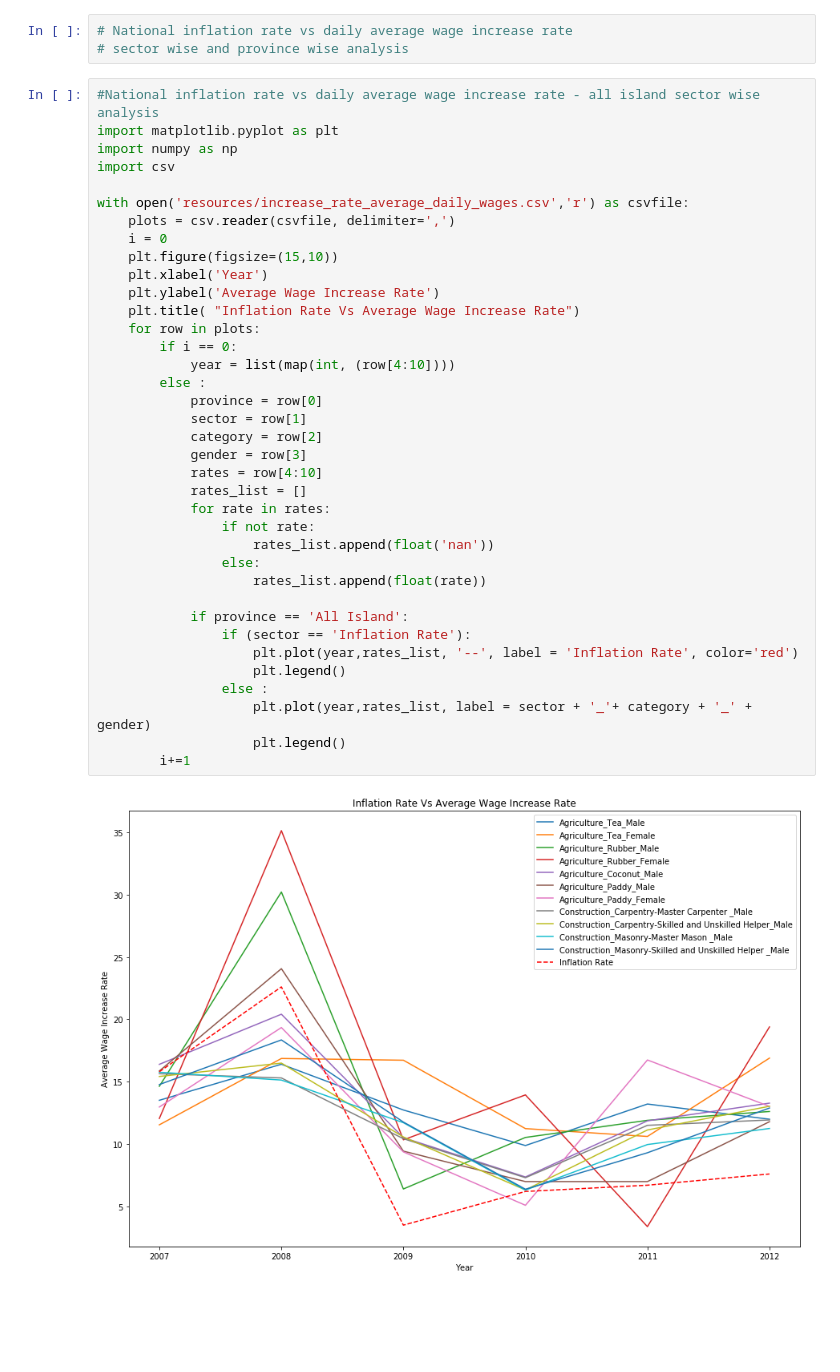
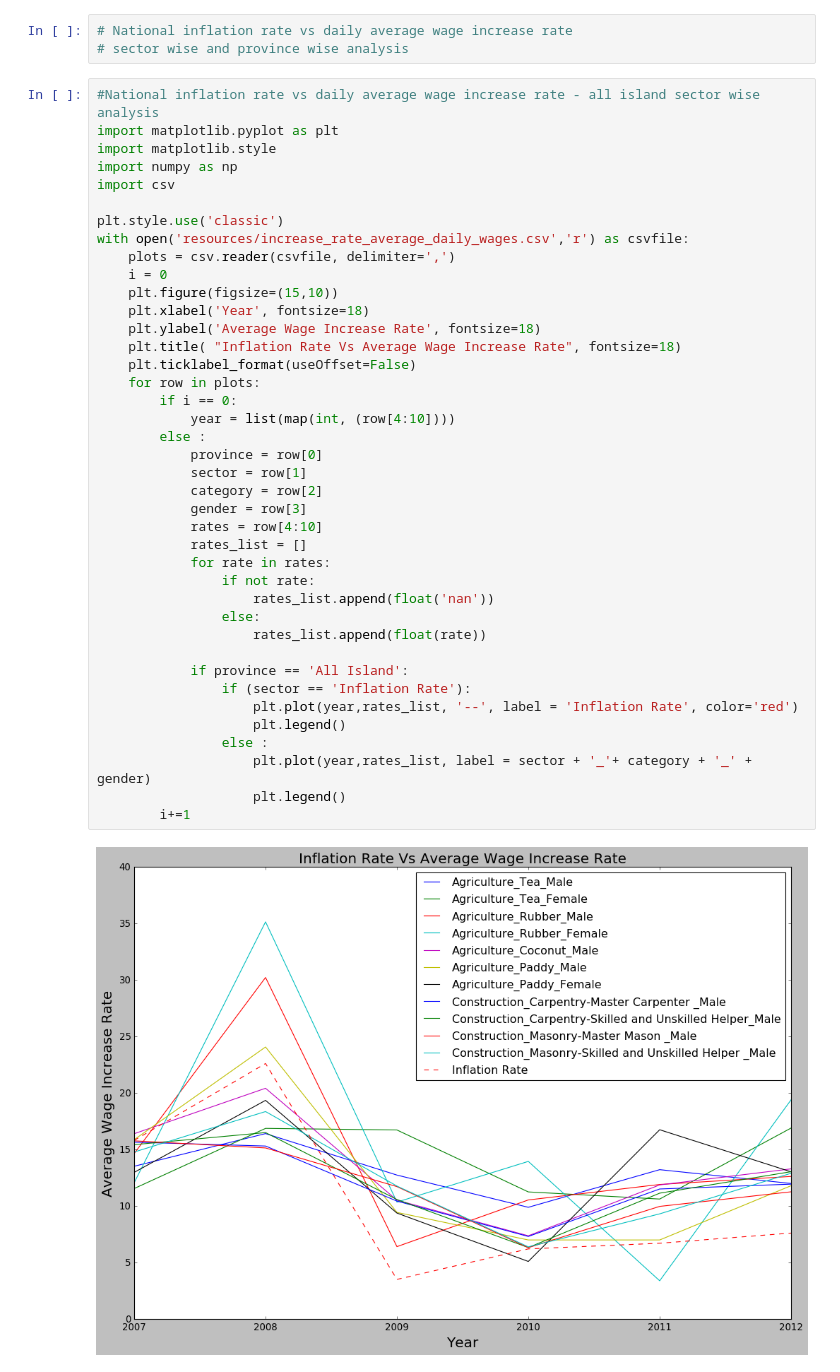
Before and after one commit to UpekkaA/CS5617-data-science-group-5, a Jupyter notebook: source/Inflation rate Vs province wise wage increase rate.ipynb, the cells around one changed output. Drawn from its saved outputs; the diff is of its cells as text; blank space fills up the shorter version.

Commit message:
update variation rate analysis

```diff
--- a/source/Inflation rate Vs province wise wage increase rate.ipynb
+++ b/source/Inflation rate Vs province wise wage increase rate.ipynb
@@ -4,42 +4,45 @@
 # %%
 #National inflation rate vs daily average wage increase rate - all island sector wise analysis
 import matplotlib.pyplot as plt
+import matplotlib.style
 import numpy as np
 import csv
 
+plt.style.use('classic')
 with open('resources/increase_rate_average_daily_wages.csv','r') as csvfile:
     plots = csv.reader(csvfile, delimiter=',')
     i = 0
     plt.figure(figsize=(15,10))
-    plt.xlabel('Year')
-    plt.ylabel('Average Wage Increase Rate')
-    plt.title( "Inflation Rate Vs Average Wage Increase Rate")
+    plt.xlabel('Year', fontsize=18)
+    plt.ylabel('Average Wage Increase Rate', fontsize=18)
+    plt.title( "Inflation Rate Vs Average Wage Increase Rate", fontsize=18)
+    plt.ticklabel_format(useOffset=False)
     for row in plots:
         if i == 0:
             year = list(map(int, (row[4:10])))
         else :
             province = row[0]
             sector = row[1]
             category = row[2]
             gender = row[3]
             rates = row[4:10]
             rates_list = []
             for rate in rates:
                 if not rate:
                     rates_list.append(float('nan'))
                 else:
                     rates_list.append(float(rate))
 
             if province == 'All Island':
                 if (sector == 'Inflation Rate'):
                     plt.plot(year,rates_list, '--', label = 'Inflation Rate', color='red')
                     plt.legend()
                 else :
                     plt.plot(year,rates_list, label = sector + '_'+ category + '_' + gender)
                     plt.legend()
         i+=1
 # %% [output]
-[figure, old version]
+[figure, new version]
 # %%
 #National inflation rate vs daily average wage increase rate - Province wise and sector wise analysis
 import matplotlib.pyplot as plt
```
Also changed, not shown: parts of 1 cell of this notebook.
